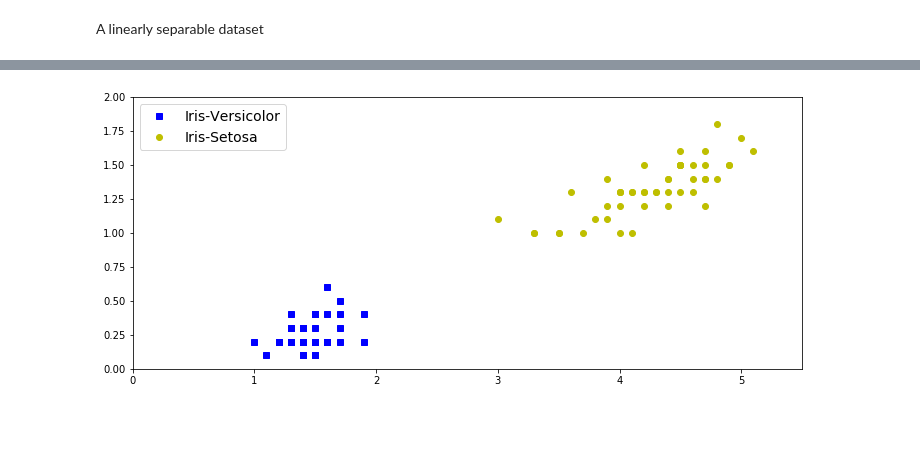
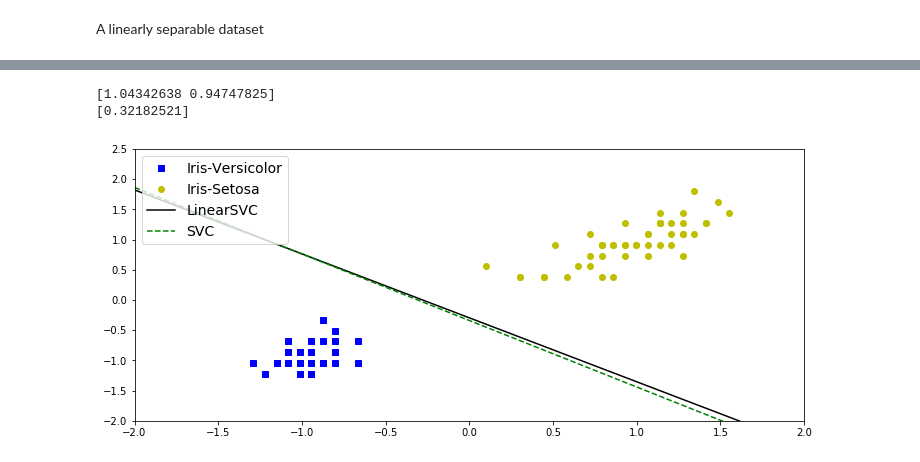
Before and after one commit to wbchristerson/machine-learning-projects, a Jupyter notebook: svm-examples.ipynb, the cells around one changed output, grey strips where cells are left out. Drawn from its saved outputs; the diff is of its cells as text; code cells hidden in the pictures; blank space fills up the shorter version.

Commit message:
feat: includee linearsvc, svc models

```diff
--- a/svm-examples.ipynb
+++ b/svm-examples.ipynb
@@ -20,0 +49,12 @@ svm_clf = LinearSVC(loss="hinge", dual=False)
+# %%
+print(linearSVC_pipeline["svm"].coef_)
+print(linearSVC_pipeline["svm"].intercept_)
+print(linearSVC_pipeline["svm"].classes_)
+
+w_LinearSVC = linearSVC_pipeline["svm"].coef_[0]
+b_LinearSVC = linearSVC_pipeline["svm"].intercept_[0]
+print(w_LinearSVC)
+print(b_LinearSVC)
+
+# w[0] * x0 + w[1] * x1 + b = 0
+# x1 = (-b - w[0] * x[0]) / w[1]
@@ -20,0 +74,9 @@ svm_clf = LinearSVC(loss="hinge", dual=False)
+# %%
+from sklearn.svm import SVC
+
+svc_pipeline = Pipeline([
+    ("scaler", StandardScaler()),
+    ("svm", SVC(kernel="linear", random_state=11))
+])
+
+svc_pipeline.fit(X_iris, y_iris)
@@ -21,13 +94,29 @@ svm_clf = LinearSVC(loss="hinge", dual=False)
+# %%
+w_SVC = svc_pipeline["svm"].coef_[0]
+b_SVC = svc_pipeline["svm"].intercept_
+
+print(w_SVC)
+print(b_SVC)
+# %% [output]
+[1.04342638 0.94747825]
+[0.32182521]
 # %%
-import matplotlib as mpl
-import matplotlib.pyplot as plt
+X_iris_scaled = (X_iris - linearSVC_pipeline["scaler"].mean_) / linearSVC_pipeline["scaler"].scale_
+# print(X_iris_scaled)
+
+x_grid = np.linspace(-2, 2, 100)
+linearsvc_decision_boundary = (-b_LinearSVC - w_LinearSVC[0] * x_grid) / w_LinearSVC[1]
+svc_decision_boundary = (-b_SVC - w_SVC[0] * x_grid) / w_SVC[1]
 
 plt.figure(figsize=(12,5.0))
 plt.subplot(111)
-plt.axis([0, 5.5, 0, 2])
-plt.plot(X[:, 0][y == 0], X[:, 1][y == 0], 'bs', label = "Iris-Versicolor")
-plt.plot(X[:, 0][y == 1], X[:, 1][y == 1], 'yo', label = "Iris-Setosa")
+plt.axis([-2, 2, -2, 2.5])
+plt.plot(X_iris_scaled[:, 0][y_iris == 0], X_iris_scaled[:, 1][y_iris == 0], 'bs', label = "Iris-Versicolor")
+plt.plot(X_iris_scaled[:, 0][y_iris == 1], X_iris_scaled[:, 1][y_iris == 1], 'yo', label = "Iris-Setosa")
+plt.plot(x_grid, linearsvc_decision_boundary, 'k-', label = "LinearSVC")
+plt.plot(x_grid, svc_decision_boundary, 'g--', label="SVC")
+
 plt.legend(loc="upper left", fontsize=14)
 plt.show()
 # %% [output]
-[figure, old version]
+[figure, new version]
```
Also changed, not shown: parts of 7 cells of this notebook.
